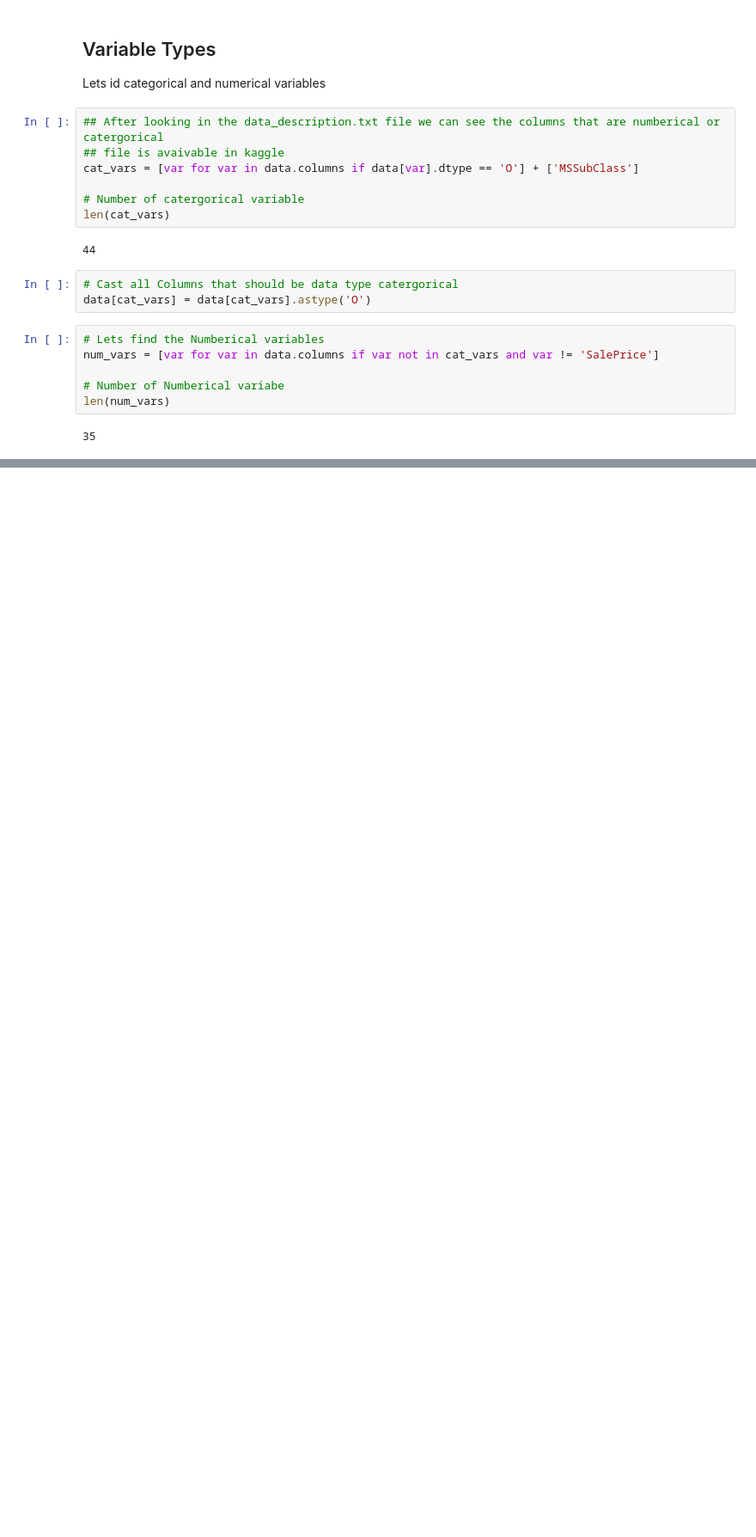
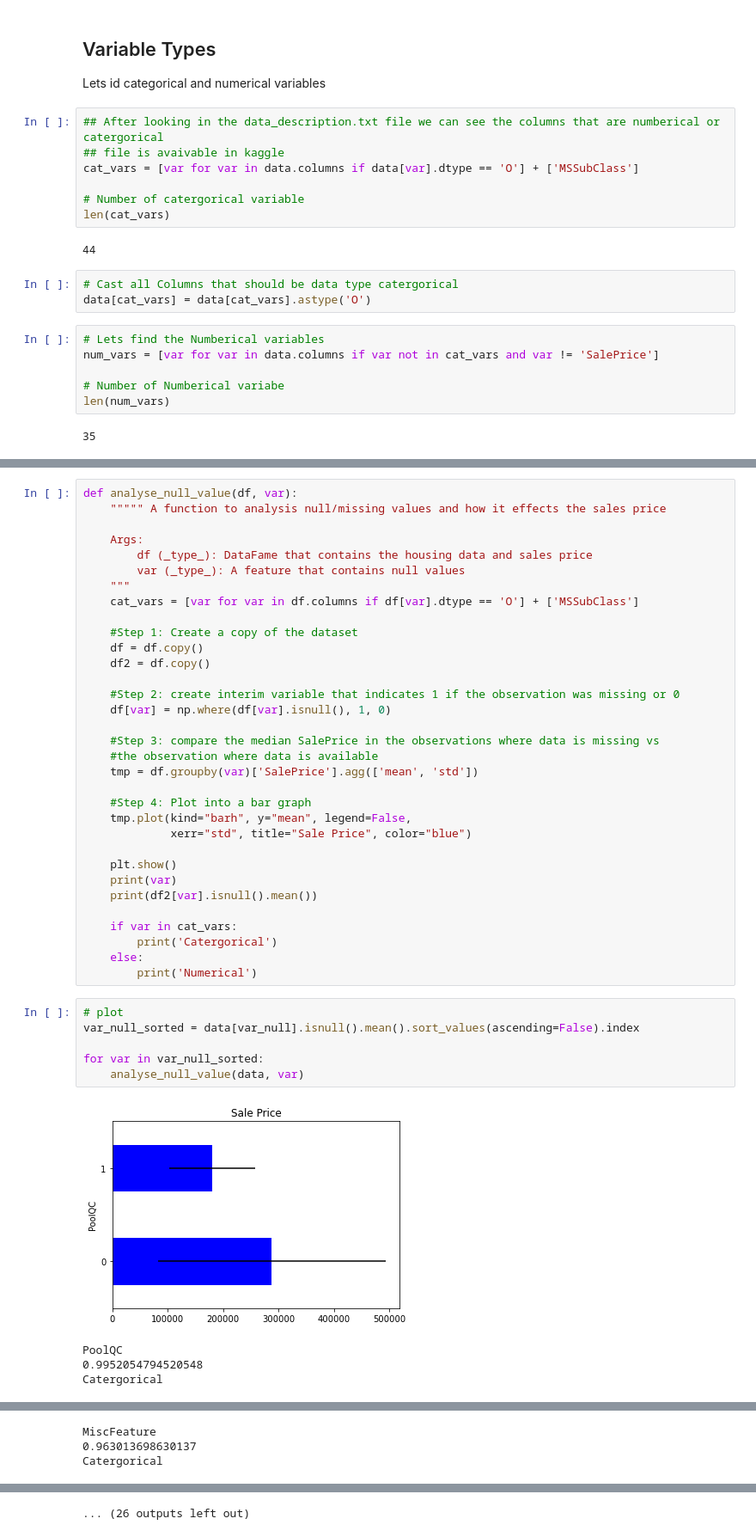
Before and after one commit to Eric-G-Romano/Housing_Price_Prediction_Model, a Jupyter notebook: Research_and_Development/01_HPPM_data_analysis.ipynb, the cells around one changed output, grey strips where cells are left out. Shown at 86% size. Saved outputs shown, nothing was run; the diff lists cells and outputs as text; blank space fills up the shorter version.

```diff
--- a/Research_and_Development/01_HPPM_data_analysis.ipynb
+++ b/Research_and_Development/01_HPPM_data_analysis.ipynb
@@ -129,0 +209,44 @@ len(num_vars)
+# %%
+def analyse_null_value(df, var):
+    """"" A function to analysis null/missing values and how it effects the sales price
+
+    Args:
+        df (_type_): DataFame that contains the housing data and sales price
+        var (_type_): A feature that contains null values
+    """
+    cat_vars = [var for var in df.columns if df[var].dtype == 'O'] + ['MSSubClass']
+
+    #Step 1: Create a copy of the dataset
+    df = df.copy()
+    df2 = df.copy()
+
+    #Step 2: create interim variable that indicates 1 if the observation was missing or 0
+    df[var] = np.where(df[var].isnull(), 1, 0)
+
+    #Step 3: compare the median SalePrice in the observations where data is missing vs
+    #the observation where data is available
+    tmp = df.groupby(var)['SalePrice'].agg(['mean', 'std'])
+
+    #Step 4: Plot into a bar graph
+    tmp.plot(kind="barh", y="mean", legend=False,
+             xerr="std", title="Sale Price", color="blue")
+
+    plt.show()
+    print(var)
+    print(df2[var].isnull().mean())
+
+    if var in cat_vars:
+        print('Catergorical')
+    else:
+        print('Numerical')
+# %%
+# plot
+var_null_sorted = data[var_null].isnull().mean().sort_values(ascending=False).index
+
+for var in var_null_sorted:
+    analyse_null_value(data, var)
+# %% [output]
+[figure, added]
+PoolQC
+0.9952054794520548
+Catergorical
@@ -129,0 +254,3 @@ len(num_vars)
+MiscFeature
+0.963013698630137
+Catergorical
@@ -129,0 +273 @@ len(num_vars)
+... (26 outputs left out)
```
Also changed, not shown: parts of 19 cells of this notebook.
